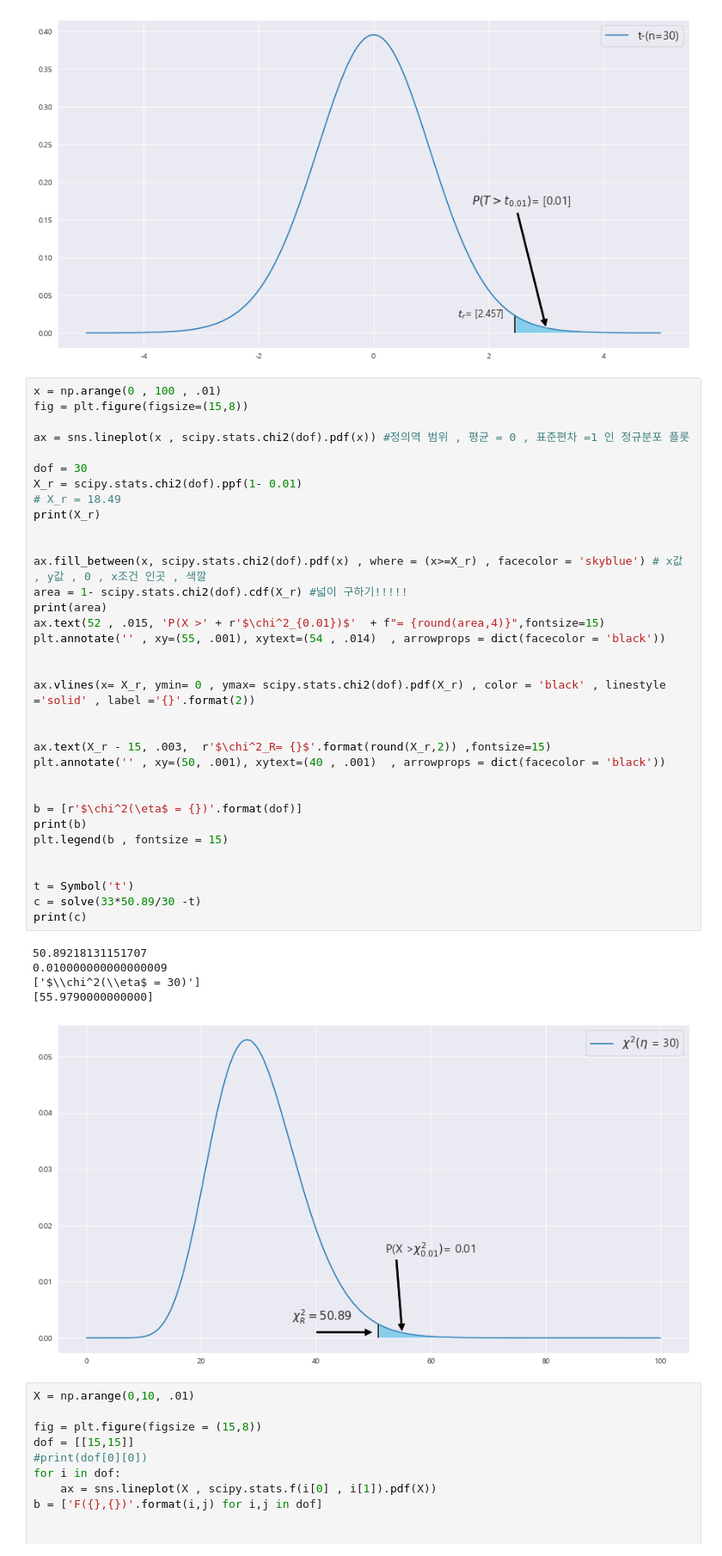
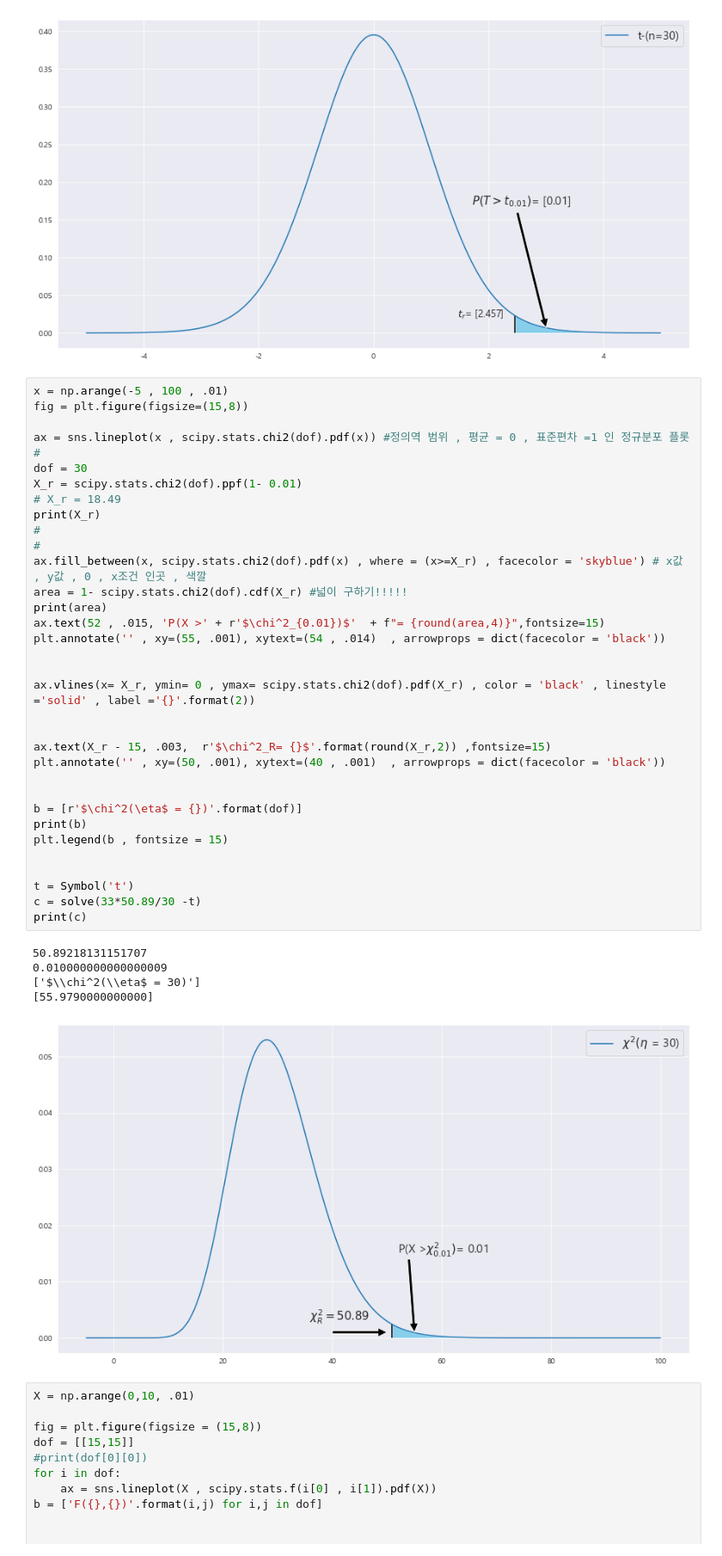
Before and after one commit to andypsh/BIGDATA2022, a Jupyter notebook: 기초통계/Chapter07/연습문제_03.ipynb, the cells around one changed output. Shown at 86% size. Drawn from its saved outputs; the diff is of its cells as text.

```diff
--- a/기초통계/Chapter07/연습문제_03.ipynb
+++ b/기초통계/Chapter07/연습문제_03.ipynb
@@ -413,45 +413,45 @@ print(a)
 [5.01658392422074]
 [figure]
 # %%
-x = np.arange(0 , 100 , .01)
+x = np.arange(-5 , 100 , .01)
 fig = plt.figure(figsize=(15,8))
 
 ax = sns.lineplot(x , scipy.stats.chi2(dof).pdf(x)) #정의역 범위 , 평균 = 0 , 표준편차 =1 인 정규분포 플롯
-
+#
 dof = 30
 X_r = scipy.stats.chi2(dof).ppf(1- 0.01)
 # X_r = 18.49
 print(X_r)
-
-
+#
+#
 ax.fill_between(x, scipy.stats.chi2(dof).pdf(x) , where = (x>=X_r) , facecolor = 'skyblue') # x값 , y값 , 0 , x조건 인곳 , 색깔
 area = 1- scipy.stats.chi2(dof).cdf(X_r) #넓이 구하기!!!!!
 print(area)
 ax.text(52 , .015, 'P(X >' + r'$\chi^2_{0.01})$'  + f"= {round(area,4)}",fontsize=15)
 plt.annotate('' , xy=(55, .001), xytext=(54 , .014)  , arrowprops = dict(facecolor = 'black'))
 
 
 ax.vlines(x= X_r, ymin= 0 , ymax= scipy.stats.chi2(dof).pdf(X_r) , color = 'black' , linestyle ='solid' , label ='{}'.format(2))
 
 
 ax.text(X_r - 15, .003,  r'$\chi^2_R= {}$'.format(round(X_r,2)) ,fontsize=15)
 plt.annotate('' , xy=(50, .001), xytext=(40 , .001)  , arrowprops = dict(facecolor = 'black'))
 
 
 b = [r'$\chi^2(\eta$ = {})'.format(dof)]
 print(b)
 plt.legend(b , fontsize = 15)
 
 
 t = Symbol('t')
 c = solve(33*50.89/30 -t)
 print(c)
 # %% [output]
 50.89218131151707
 0.010000000000000009
 ['$\\chi^2(\\eta$ = 30)']
 [55.9790000000000]
-[figure, old version]
+[figure, new version]
 # %%
 X = np.arange(0,10, .01)
 
```
Also changed, not shown: parts of 6 cells of this notebook, 2 other files.
